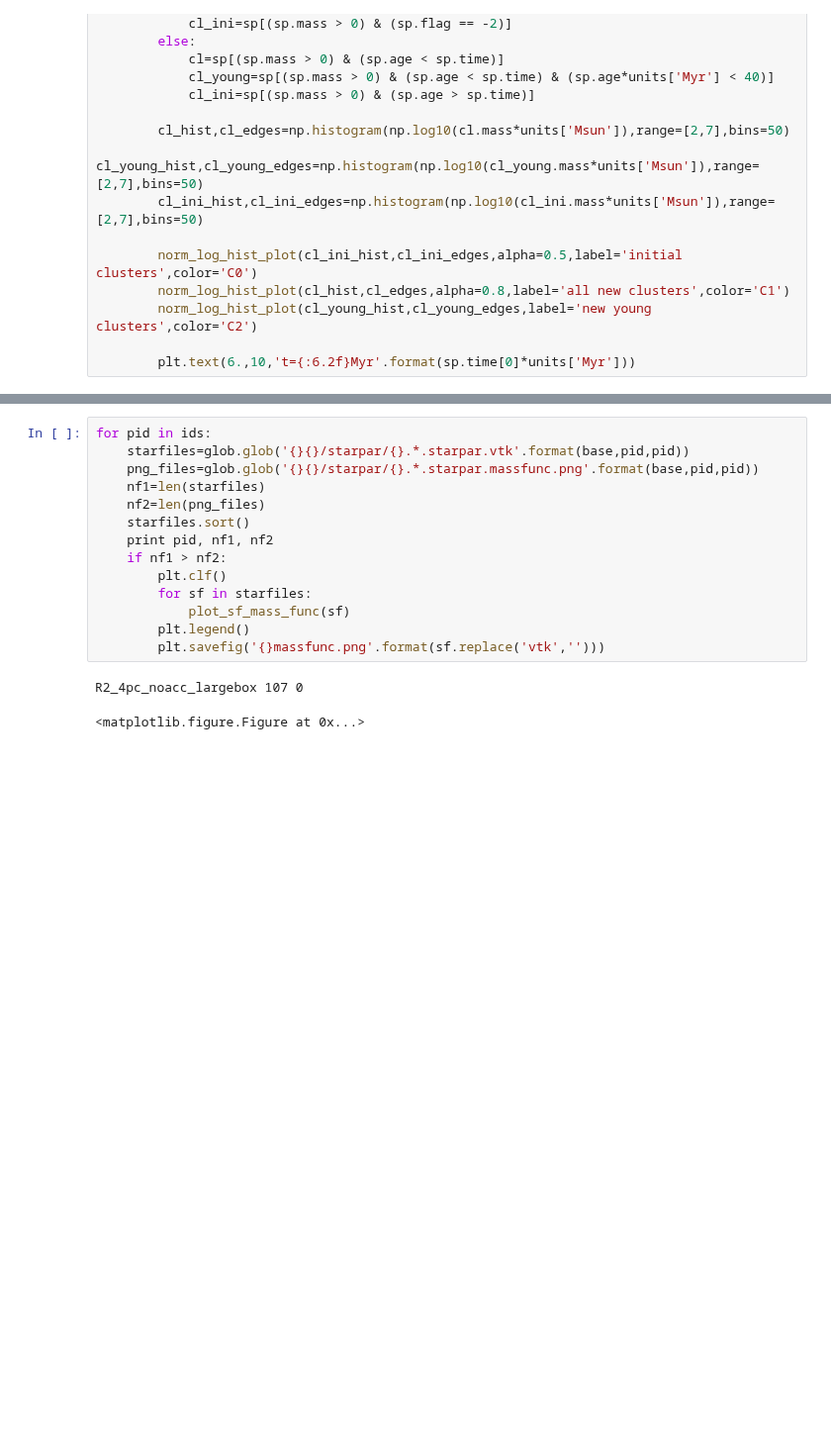
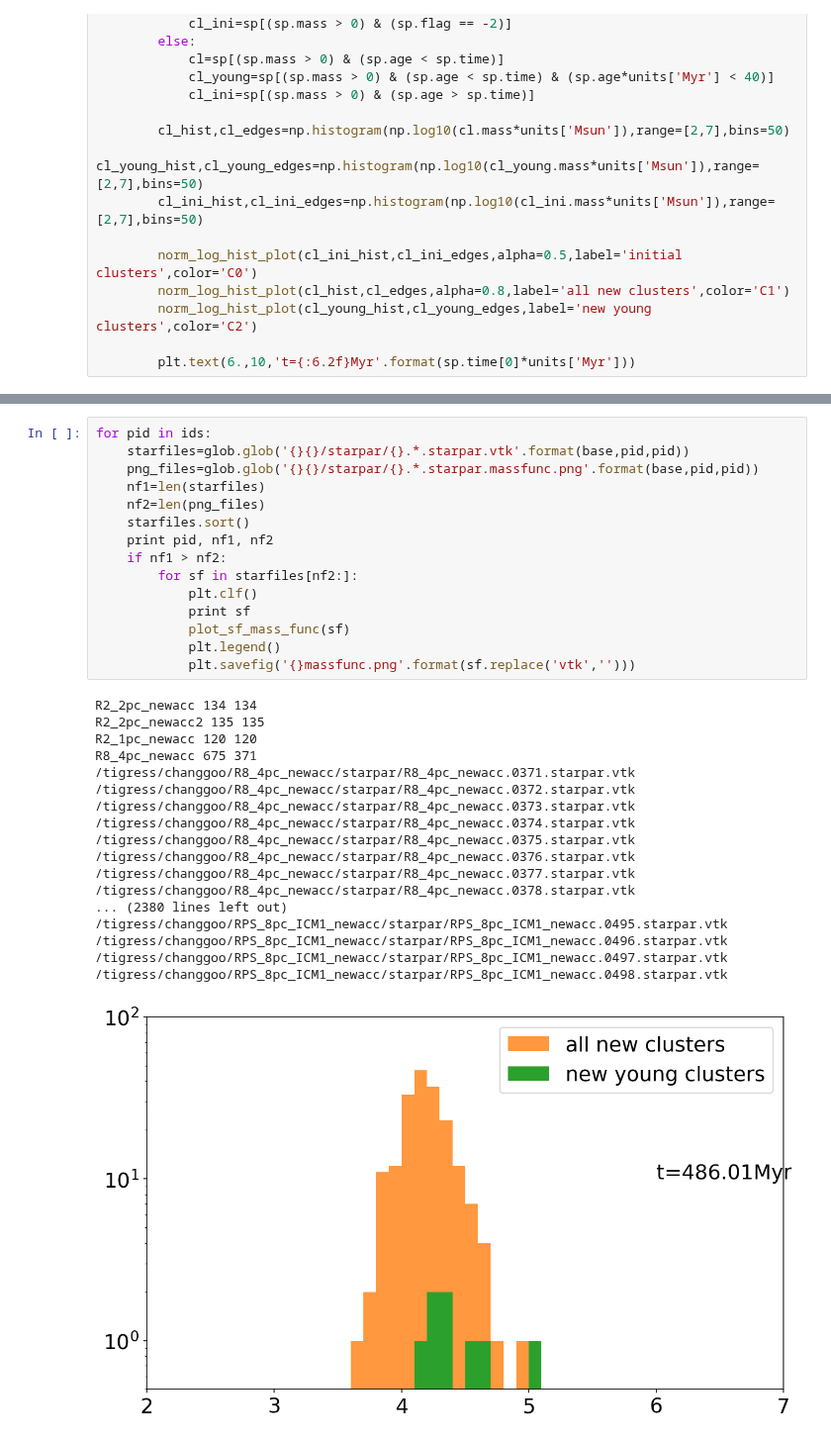
Before and after one commit to changgoo/pyathena, a Jupyter notebook: notebook/starpar_mass_function.ipynb, the cells around one changed output, grey strips where cells are left out. Shown at 99% size. Saved outputs shown, nothing was run; the diff lists cells and outputs as text; blank space fills up the shorter version.

```diff
--- a/notebook/starpar_mass_function.ipynb
+++ b/notebook/starpar_mass_function.ipynb
@@ -70,18 +73,35 @@ ids=['R2_4pc_noacc_largebox']
 # %%
 for pid in ids:
     starfiles=glob.glob('{}{}/starpar/{}.*.starpar.vtk'.format(base,pid,pid))
     png_files=glob.glob('{}{}/starpar/{}.*.starpar.massfunc.png'.format(base,pid,pid))
     nf1=len(starfiles)
     nf2=len(png_files)
     starfiles.sort()
     print pid, nf1, nf2
     if nf1 > nf2:
-        plt.clf()
-        for sf in starfiles:
+        for sf in starfiles[nf2:]:
+            plt.clf()
+            print sf
             plot_sf_mass_func(sf)
-        plt.legend()
-        plt.savefig('{}massfunc.png'.format(sf.replace('vtk','')))
+            plt.legend()
+            plt.savefig('{}massfunc.png'.format(sf.replace('vtk','')))
 # %% [output]
-R2_4pc_noacc_largebox 107 0
+R2_2pc_newacc 134 134
+R2_2pc_newacc2 135 135
+R2_1pc_newacc 120 120
+R8_4pc_newacc 675 371
+/tigress/changgoo/R8_4pc_newacc/starpar/R8_4pc_newacc.0371.starpar.vtk
+/tigress/changgoo/R8_4pc_newacc/starpar/R8_4pc_newacc.0372.starpar.vtk
+/tigress/changgoo/R8_4pc_newacc/starpar/R8_4pc_newacc.0373.starpar.vtk
+/tigress/changgoo/R8_4pc_newacc/starpar/R8_4pc_newacc.0374.starpar.vtk
+/tigress/changgoo/R8_4pc_newacc/starpar/R8_4pc_newacc.0375.starpar.vtk
+/tigress/changgoo/R8_4pc_newacc/starpar/R8_4pc_newacc.0376.starpar.vtk
+/tigress/changgoo/R8_4pc_newacc/starpar/R8_4pc_newacc.0377.starpar.vtk
+/tigress/changgoo/R8_4pc_newacc/starpar/R8_4pc_newacc.0378.starpar.vtk
+... (2380 lines left out)
+/tigress/changgoo/RPS_8pc_ICM1_newacc/starpar/RPS_8pc_ICM1_newacc.0495.starpar.vtk
+/tigress/changgoo/RPS_8pc_ICM1_newacc/starpar/RPS_8pc_ICM1_newacc.0496.starpar.vtk
+/tigress/changgoo/RPS_8pc_ICM1_newacc/starpar/RPS_8pc_ICM1_newacc.0497.starpar.vtk
+/tigress/changgoo/RPS_8pc_ICM1_newacc/starpar/RPS_8pc_ICM1_newacc.0498.starpar.vtk
-<matplotlib.figure.Figure at 0x...>
+[figure, added]
 # %%
```
Also changed, not shown: parts of 4 cells of this notebook, 2 other files.
